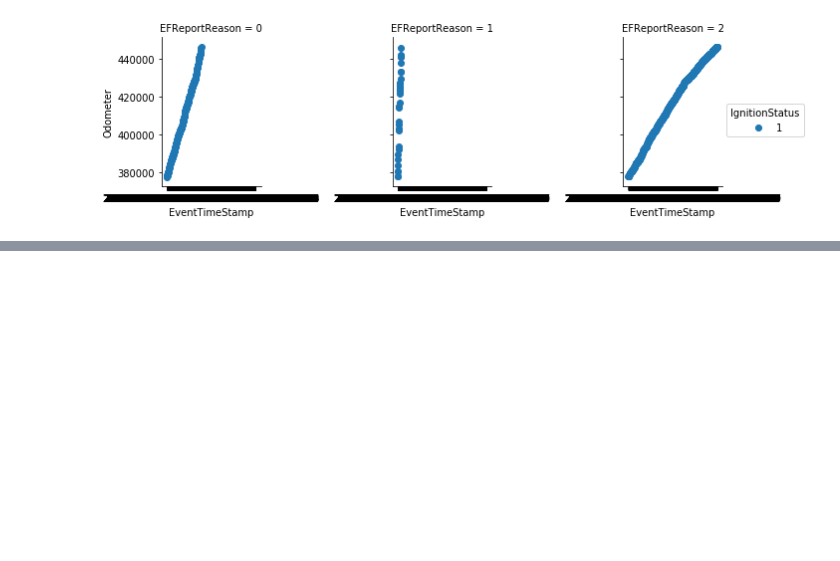
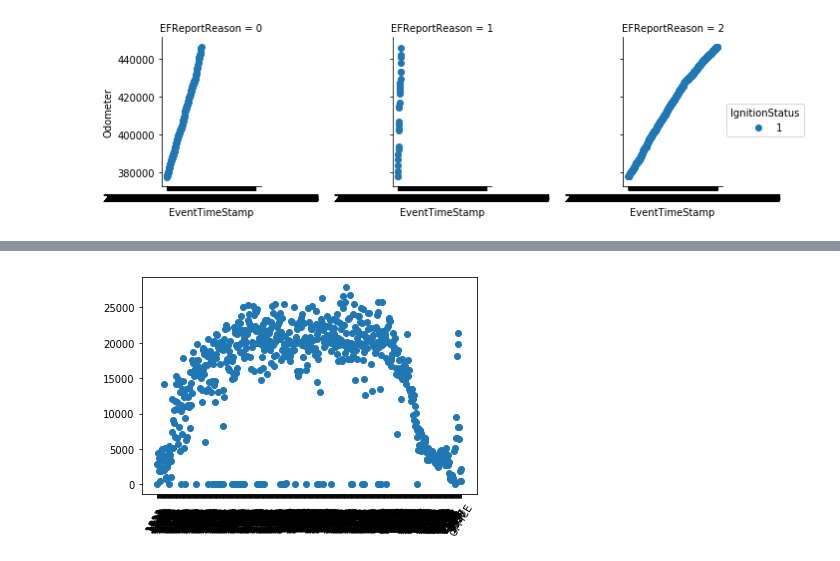
Before and after one commit to DataScienceBS/data-question-6-lionesses, a Jupyter notebook: Big_G_data_prep.ipynb, the cells around one changed output, grey strips where cells are left out. Saved outputs shown, nothing was run; the diff lists cells and outputs as text; code cells hidden in the pictures; blank space fills up the shorter version.

```diff
--- a/Big_G_data_prep.ipynb
+++ b/Big_G_data_prep.ipynb
@@ -189,0 +218,12 @@ TypeError: strptime() argument 1 must be str, not Series
+# %%
+fuel_by_truck = df_fuel_trans_fuels.groupby(['TRNUNT','TRNPI1'], as_index=False)['TRNPQ1'].sum()
+# %%
+############### FUEL BY TRUCK SHOWN ###################
+#### NEED TO BRING IN ODOMETER CHANGE (Max - Min) ####
+################## split by month? ##################
+
+_ = plt.scatter('TRNUNT','TRNPQ1',data=fuel_by_truck)
+_ = plt.xticks(rotation=60)
+plt.show()
+# %% [output]
+[figure, added]
```
Also changed, not shown: parts of 17 cells of this notebook.
